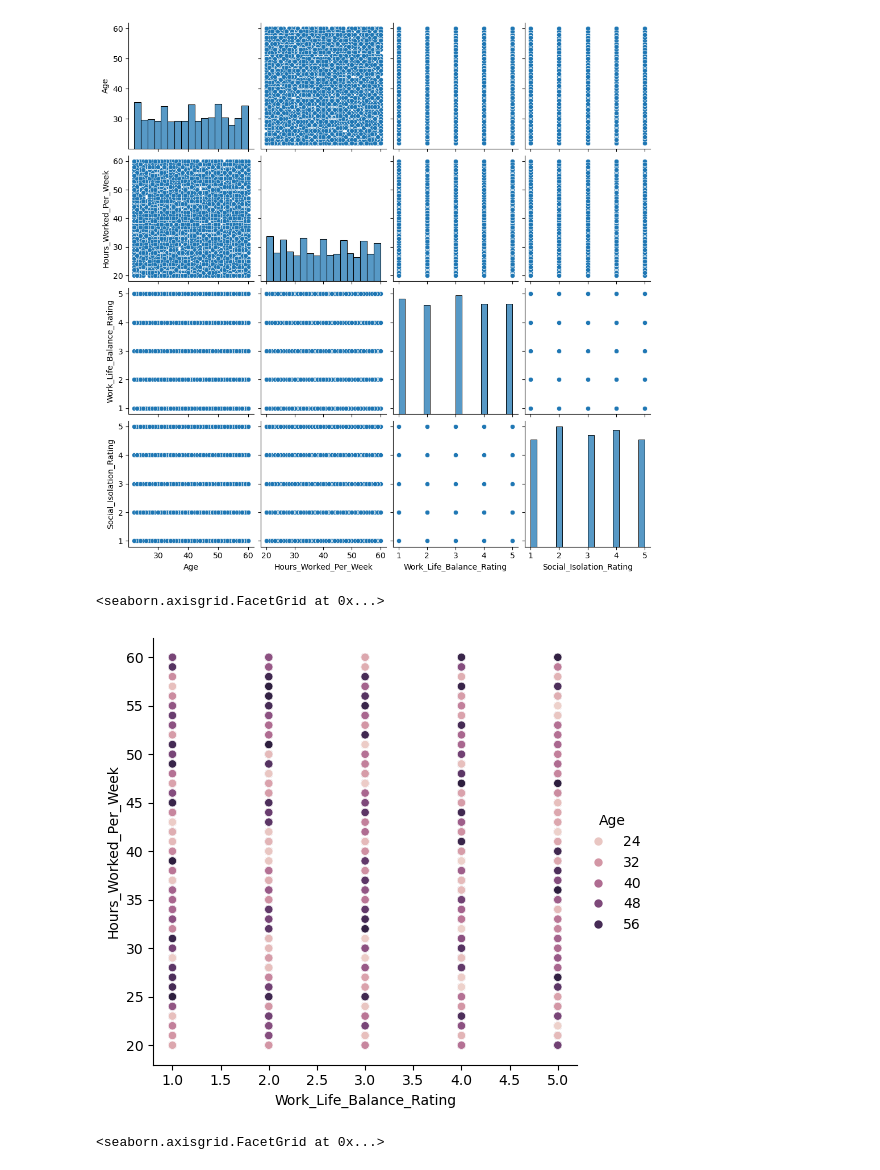
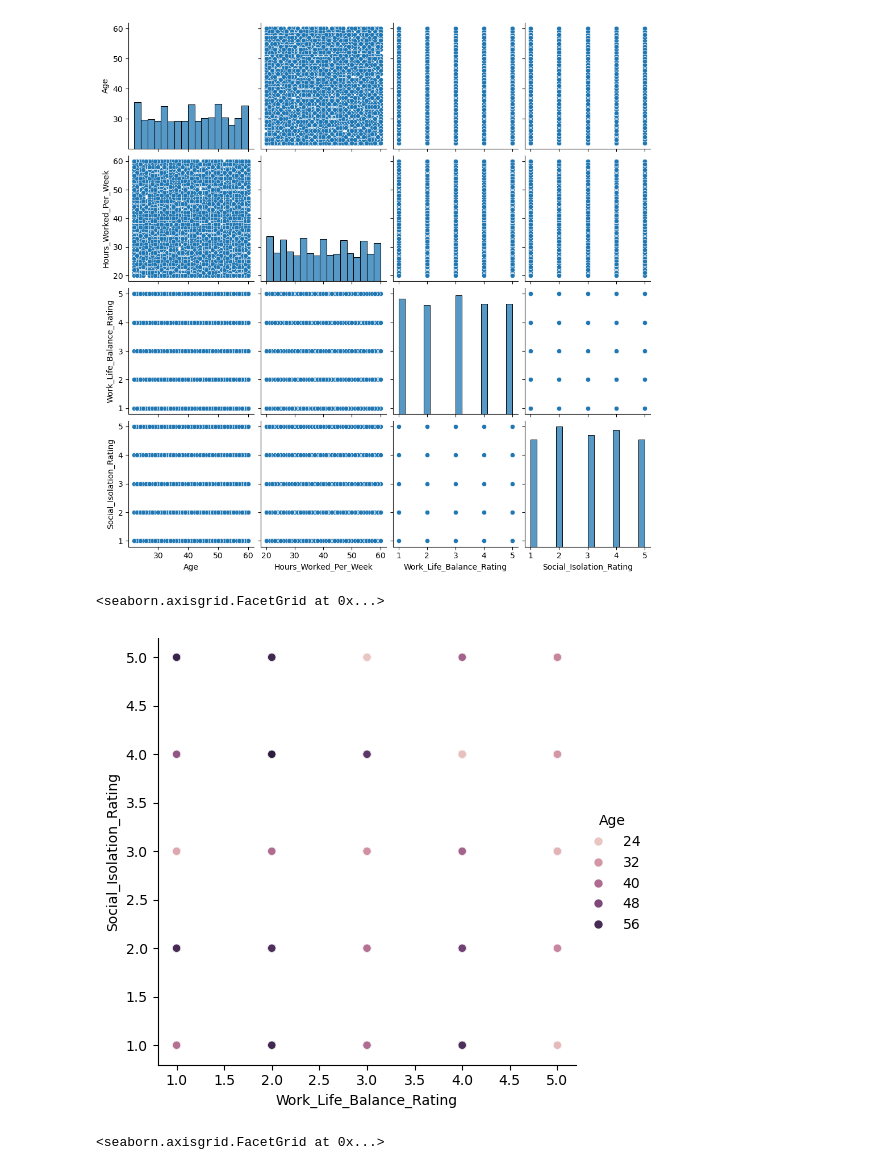
Before and after one commit to Katlego-F-Choeu/HexSoftwares_Project1_Exploratory_Data_Analysis-EDA-_on_a_Public_Dataset, a Jupyter notebook: HexSoftwares_Exploratory_Data_Analysis_(EDA)_on_a_Public_Dataset.ipynb, the cells around one changed output. Drawn from its saved outputs; the diff is of its cells as text; code cells hidden in the pictures.

```diff
--- a/HexSoftwares_Exploratory_Data_Analysis_(EDA)_on_a_Public_Dataset.ipynb
+++ b/HexSoftwares_Exploratory_Data_Analysis_(EDA)_on_a_Public_Dataset.ipynb
@@ -149,10 +149,10 @@ sns.pairplot(remote)
 <seaborn.axisgrid.PairGrid at 0x...>
 [figure]
 # %%
-sns.relplot(x = 'Work_Life_Balance_Rating', y = 'Hours_Worked_Per_Week', hue = 'Age', data = remote)
+sns.relplot(x = 'Work_Life_Balance_Rating', y = 'Social_Isolation_Rating', hue = 'Age', data = remote)
 # %% [output]
 <seaborn.axisgrid.FacetGrid at 0x...>
-[figure, old version]
+[figure, new version]
 # %%
 sns.displot(r["Work_Life_Balance_Rating"], kind="kde")
 # %% [output]
```
Also changed, not shown: parts of 4 cells of this notebook.
